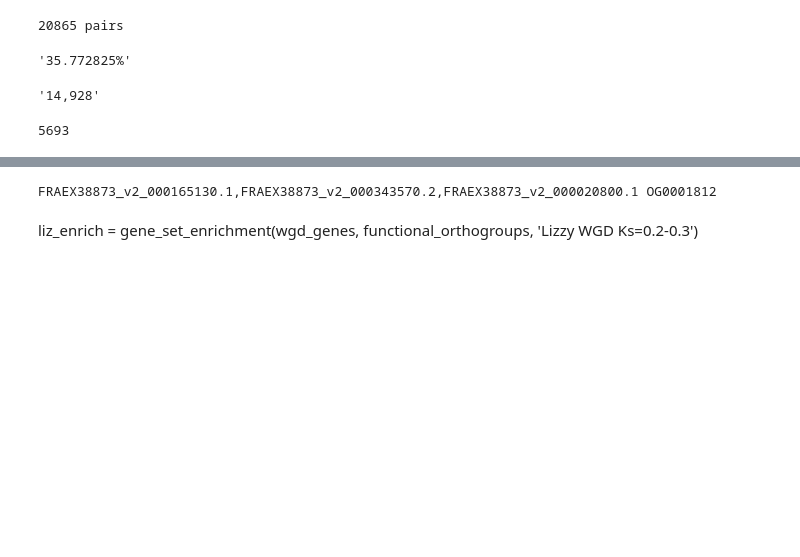
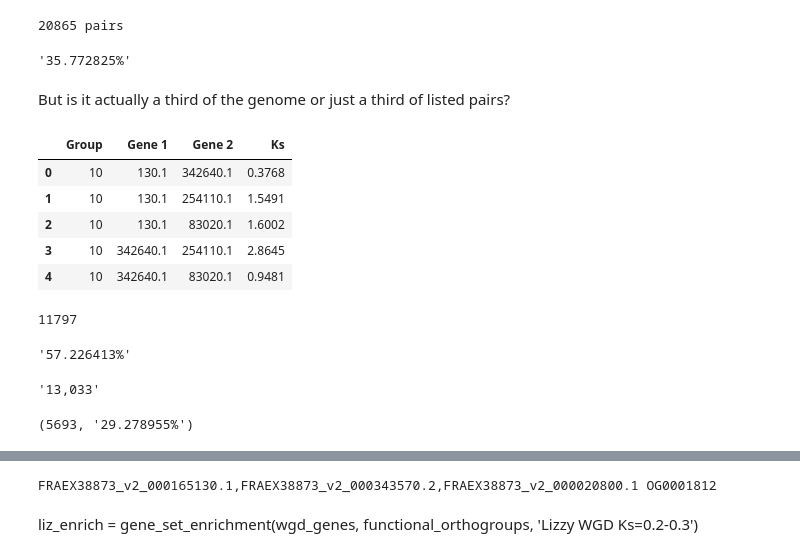
Before and after one commit to josiahseaman/DNA_Duplications, a Jupyter notebook: FunctionsForFamilies.ipynb, the cells around one changed output, grey strips where cells are left out. Saved outputs shown, nothing was run; the diff lists cells and outputs as text; code cells hidden in the pictures; blank space fills up the shorter version.

```diff
--- a/FunctionsForFamilies.ipynb
+++ b/FunctionsForFamilies.ipynb
@@ -393,23 +395,42 @@ len(liz[unaffected]), len(affected)
 pp(len(liz[wgd_recent]) / len(liz))
 # %% [output]
 '35.772825%'
+# %% [markdown]
+But is it actually a third of the genome or just a third of listed pairs?
+# %%
+liz.head()
+# %% [output]
+|  | Group | Gene 1 | Gene 2 | Ks |
+| 0 | 10 | 130.1 | 342640.1 | 0.3768 |
+| 1 | 10 | 130.1 | 254110.1 | 1.5491 |
+| 2 | 10 | 130.1 | 83020.1 | 1.6002 |
+| 3 | 10 | 342640.1 | 254110.1 | 2.8645 |
+| 4 | 10 | 342640.1 | 83020.1 | 0.9481 |
+# %%
+len(set(liz['Gene 1']))
+# %% [output]
+11797
+# %%
+pp(len(set(liz[wgd_recent]['Gene 1'])) / len(set(liz['Gene 1'])))
+# %% [output]
+'57.226413%'
 # %%
 gene2family = {gene: family for (family, row) in functional_orthogroups.items() for gene in row['genes']}
 # %%
 from itertools import chain
 def liz_rows_into_gene_list(liz):
-    wgd_genes = ['FRAEX38873_v2_' + str(x).zfill(11) for x in chain(liz['Gene 1'], liz['Gene 2'])]
+    wgd_genes = set(['FRAEX38873_v2_' + str(x).zfill(11) for x in chain(liz['Gene 1'], liz['Gene 2'])])
     return wgd_genes
 wgd_genes = liz_rows_into_gene_list(liz[wgd_recent])
 pp(len(wgd_genes))
 # %% [output]
-'14,928'
+'13,033'
 # %%
 # wgd_genes = liz_rows_into_gene_list(liz[(liz['Ks'] > .2) & (liz['Ks'] < .3)])
 wgd_by_family = set()
 for gene in wgd_genes:
     if gene in gene2family:
         wgd_by_family.add(gene2family[gene])
-len(wgd_by_family)
+len(wgd_by_family), pp(len(wgd_by_family) / len(functional_orthogroups))
 # %% [output]
-5693
+(5693, '29.278955%')
```
Also changed, not shown: parts of 6 cells of this notebook, 3 other files.
